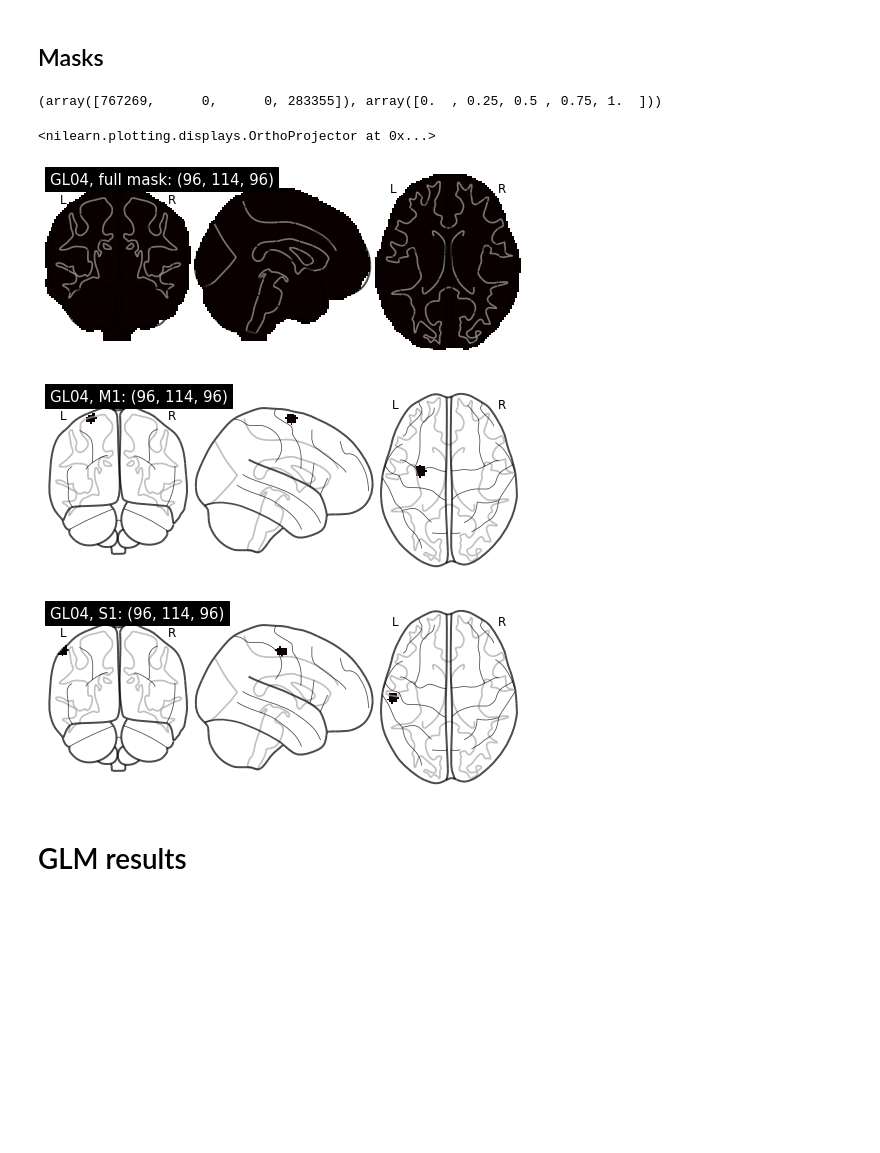
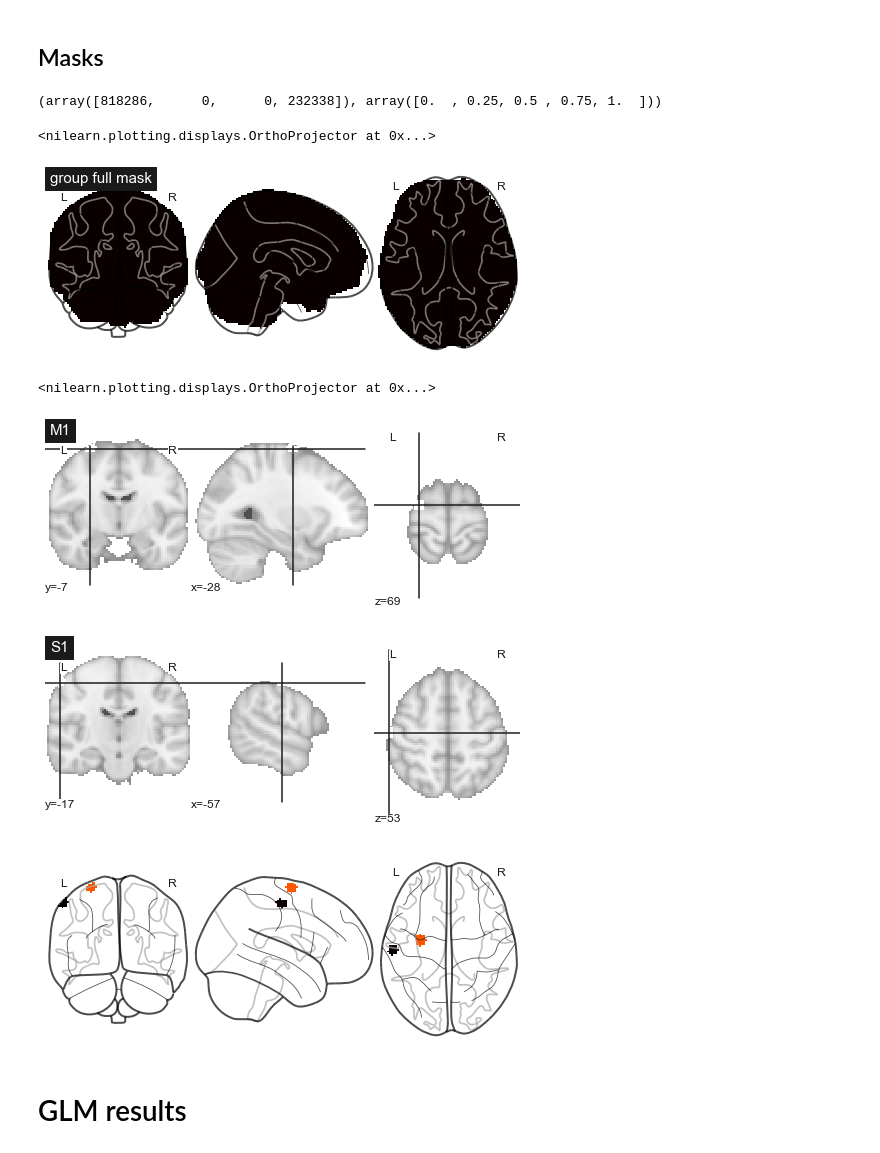
Before and after one commit to psb629/labs, a Jupyter notebook: GL/scripts/fMRI_analysis.ipynb, the cells around one changed output. Cells and saved outputs as stored; diff of their text form; code cells hidden in the pictures; blank space fills up the shorter version.

```diff
--- a/GL/scripts/fMRI_analysis.ipynb
+++ b/GL/scripts/fMRI_analysis.ipynb
@@ -100,22 +99,30 @@ subj = 'GL04'
 # %%
 ## Full masks of individual subjects (2.000 x 2.000 x 2.000)
-path_data = join(roi_dir,'full','full_mask.%s.nii.gz'%subj)
+path_data = join(roi_dir,'full','full_mask.group.n24.nii.gz')
 img_roi = nilearn.image.load_img(path_data)
 print(np.histogram(img_roi.get_fdata(), bins=4))
-nplt.plot_glass_brain(img_roi, title='%s, full mask: %s'%(subj,img_roi.shape))
+nplt.plot_glass_brain(img_roi, title='group full mask')
 # %% [output]
-(array([767269,      0,      0, 283355]), array([0.  , 0.25, 0.5 , 0.75, 1.  ]))
+(array([818286,      0,      0, 232338]), array([0.  , 0.25, 0.5 , 0.75, 1.  ]))
 <nilearn.plotting.displays.OrthoProjector at 0x...>
-[figure, old version]
+[figure, new version]
 # %%
 ## 3dUndump ROIs from group data
-for roi in roi_list:
+for nn, roi in enumerate(roi_list):
     path_roi = join(roi_dir,'3dUndump.%s.group.rd6.nii.gz'%roi)
     img_roi = nilearn.image.load_img(path_roi)
-    nplt.plot_glass_brain(img_roi, title='%s, %s: %s'%(subj,roi,img_roi.shape))
+    if nn == 0:
+        img_tot = img_roi
+    else:
+        img_tot = nilearn.image.math_img('img1+%d*img2'%(nn+1),img1=img_tot,img2=img_roi)
+#         img_tot = nilearn.image.math_img('img1+img2',img1=img_tot,img2=img_roi)
+    nplt.plot_stat_map(img_roi, vmax=1.0, title='%s'%roi, colorbar=False)
+nplt.plot_glass_brain(img_tot)
 # %% [output]
+<nilearn.plotting.displays.OrthoProjector at 0x...>
-[figure, old version]
+[figure, new version]
-[figure, old version]
+[figure, new version]
+[figure, added]
 # %% [markdown]
 # GLM results
 # %%
```
Also changed, not shown: parts of 9 cells of this notebook, 1 other file.
